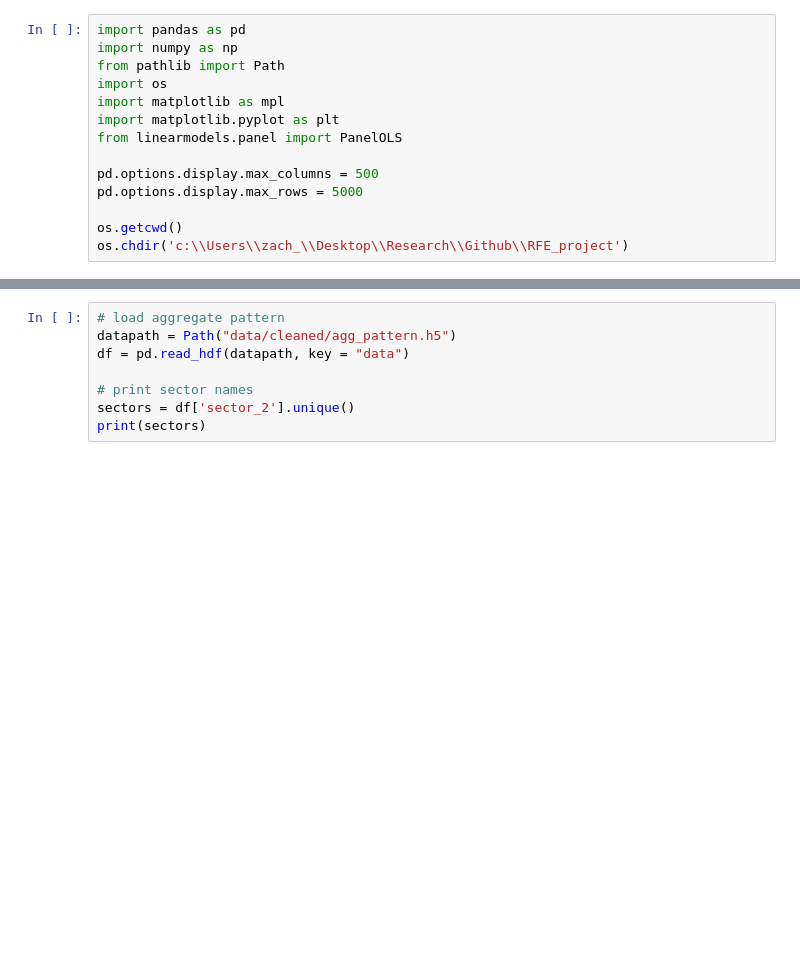
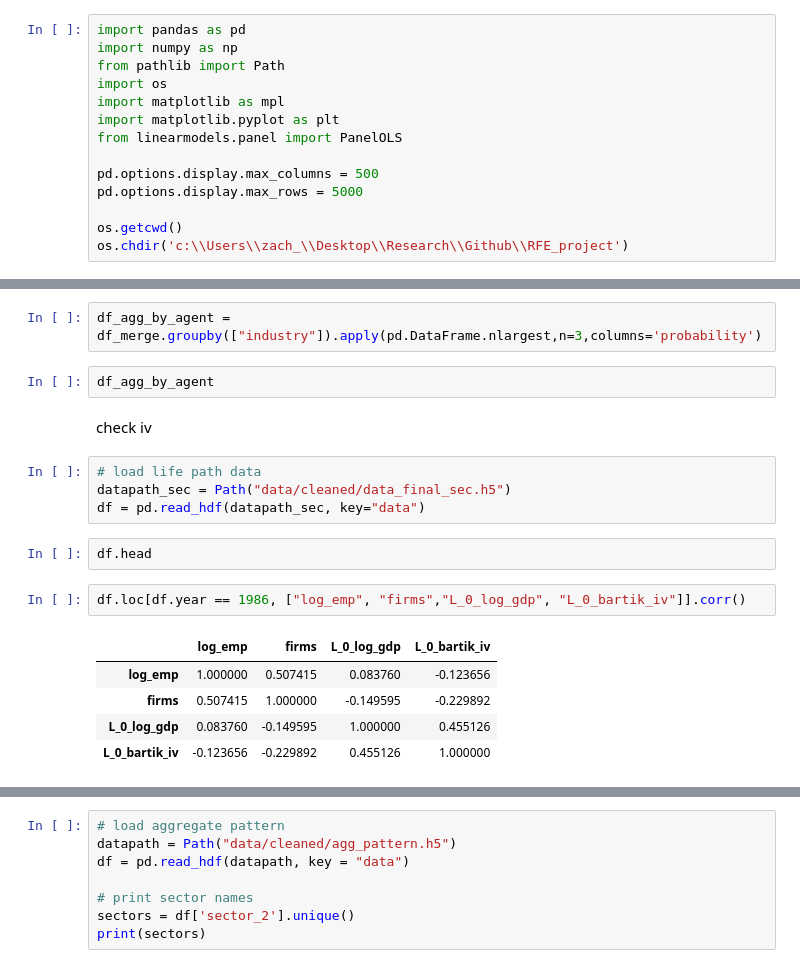
Before and after one commit to dczhaozach/RFE_project, a Jupyter notebook: notebooks/results.ipynb, the cells around one changed output, grey strips where cells are left out. Drawn from its saved outputs; the diff is of its cells as text; blank space fills up the shorter version.

```diff
--- a/notebooks/results.ipynb
+++ b/notebooks/results.ipynb
@@ -14,0 +123,20 @@ os.chdir('c:\\Users\\zach_\\Desktop\\Research\\Github\\RFE_project')
+# %%
+df_agg_by_agent = df_merge.groupby(["industry"]).apply(pd.DataFrame.nlargest,n=3,columns='probability')
+# %%
+df_agg_by_agent
+# %% [markdown]
+check iv
+# %%
+# load life path data
+datapath_sec = Path("data/cleaned/data_final_sec.h5")
+df = pd.read_hdf(datapath_sec, key="data")
+# %%
+df.head
+# %%
+df.loc[df.year == 1986, ["log_emp", "firms","L_0_log_gdp", "L_0_bartik_iv"]].corr()
+# %% [output]
+|  | log_emp | firms | L_0_log_gdp | L_0_bartik_iv |
+| log_emp | 1.000000 | 0.507415 | 0.083760 | -0.123656 |
+| firms | 0.507415 | 1.000000 | -0.149595 | -0.229892 |
+| L_0_log_gdp | 0.083760 | -0.149595 | 1.000000 | 0.455126 |
+| L_0_bartik_iv | -0.123656 | -0.229892 | 0.455126 | 1.000000 |
```
Also changed, not shown: parts of 38 cells of this notebook, 32 other files.
